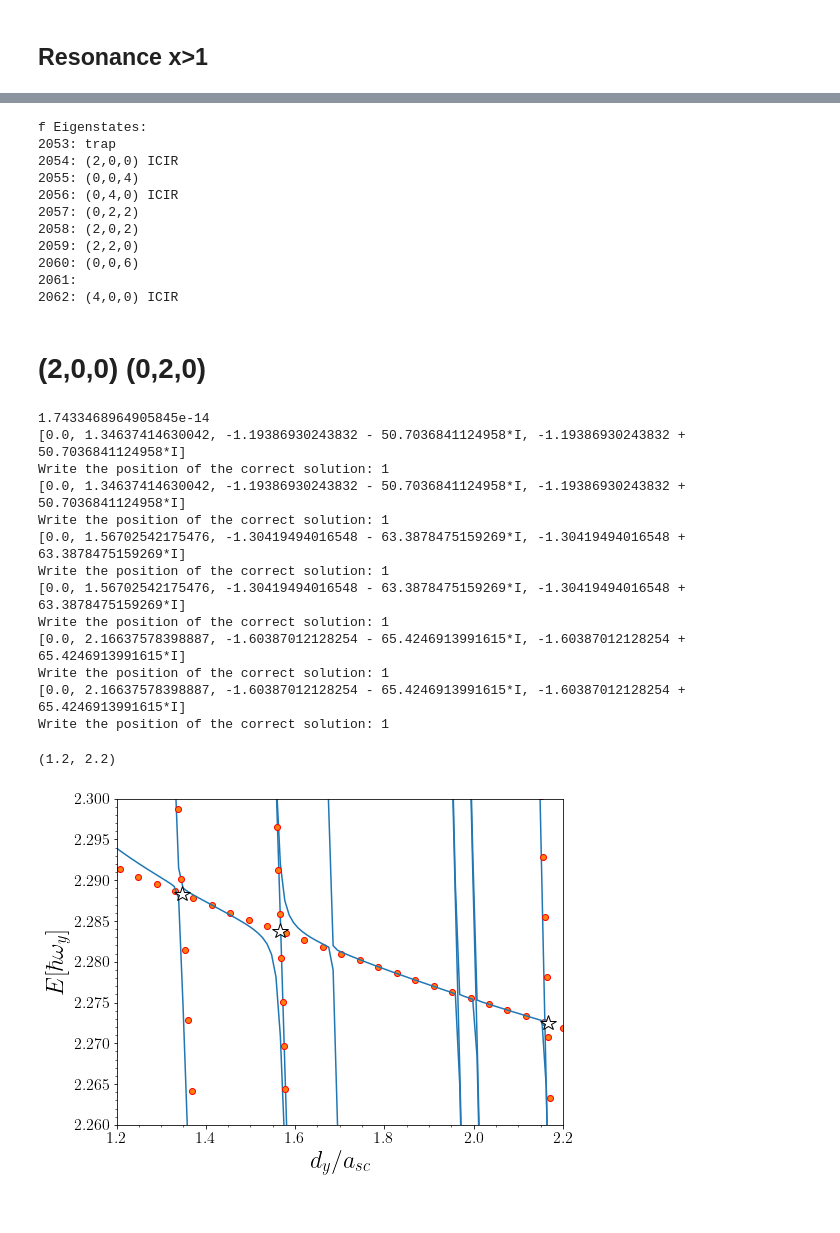
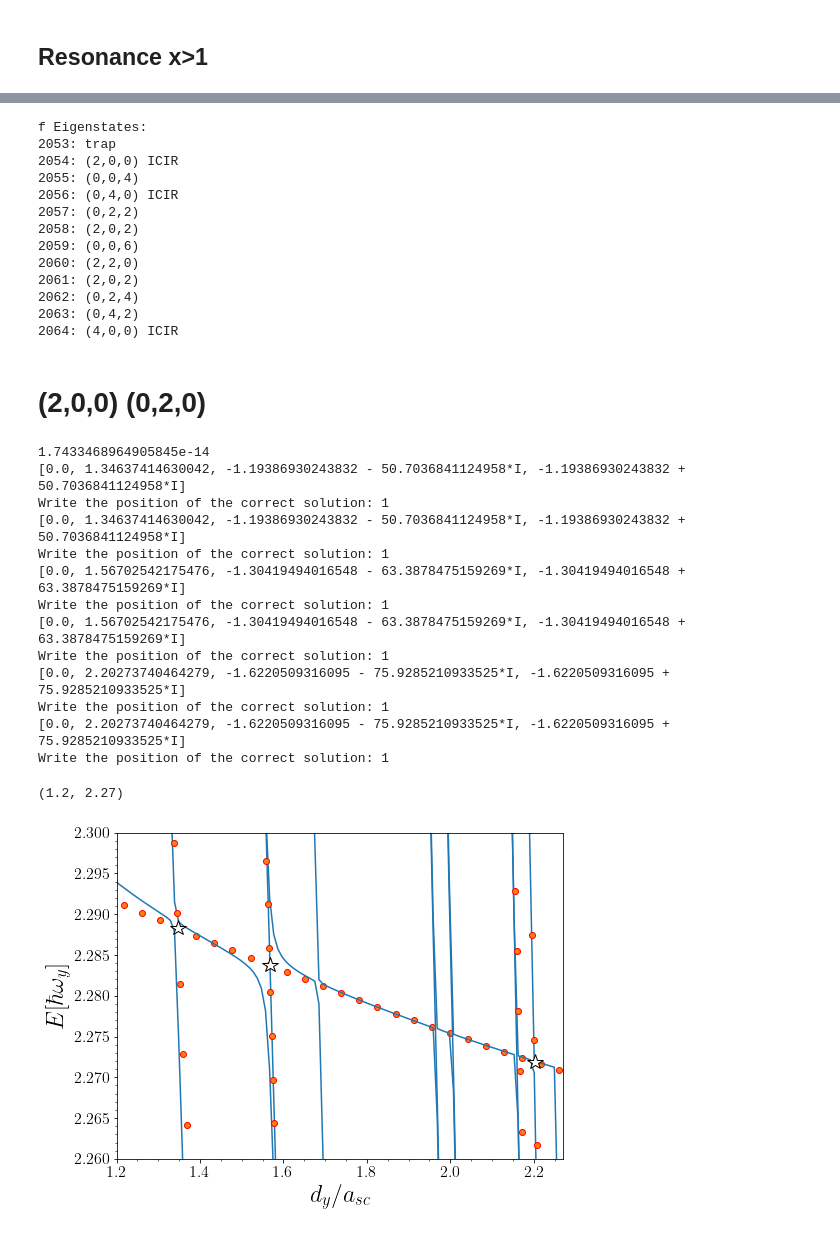
Before and after one commit to TsspGit/Ultracold_Atoms_src, a Jupyter notebook: Analysis/q2dq3d/Energies_Analysis_5505_LiLi_AgB1u.ipynb, the cells around one changed output, grey strips where cells are left out. Drawn from its saved outputs; the diff is of its cells as text; code cells hidden in the pictures.

```diff
--- a/Analysis/q2dq3d/Energies_Analysis_5505_LiLi_AgB1u.ipynb
+++ b/Analysis/q2dq3d/Energies_Analysis_5505_LiLi_AgB1u.ipynb
@@ -162,10 +162,12 @@ print('''f Eigenstates:
 2056: (0,4,0) ICIR
 2057: (0,2,2)
 2058: (2,0,2)
-2059: (2,2,0)
-2060: (0,0,6)
-2061:
-2062: (4,0,0) ICIR
+2059: (0,0,6)
+2060: (2,2,0)
+2061: (2,0,2)
+2062: (0,2,4)
+2063: (0,4,2)
+2064: (4,0,0) ICIR
 ''')
 # %% [output]
 f Eigenstates:
@@ -175,10 +177,12 @@ f Eigenstates:
 2056: (0,4,0) ICIR
 2057: (0,2,2)
 2058: (2,0,2)
-2059: (2,2,0)
-2060: (0,0,6)
-2061:
-2062: (4,0,0) ICIR
+2059: (0,0,6)
+2060: (2,2,0)
+2061: (2,0,2)
+2062: (0,2,4)
+2063: (0,4,2)
+2064: (4,0,0) ICIR
 # %%
 %matplotlib inline
 # %% [markdown]
@@ -187,7 +191,7 @@ f Eigenstates:
 fig3, ax3 = plt.subplots(figsize=(8,6))
 # nivel 2053:
 trap_poly = trap_fit(dic, x, x_lims=(1.1, 2), y_lims=(2.22, 2.30) ,levels=(2053, 2062), tol=1, wy=wy)/wy
-x2053 = np.linspace(1, 2.2, num=30)
+x2053 = np.linspace(1, 2.26, num=30)
 ax3.scatter(x2053, np.polyval(trap_poly, x2053), edgecolor='r', facecolor='C1', label='Diabatic', zorder=1)
 ax3.plot(x, dic['nivel_2053']/wy, 'C0', label='Adiabatic', zorder=2)
 
@@ -228,12 +232,20 @@ f2062 = np.polyfit(x[(x < 2.2) & (x > 2)], np.array(dic['nivel_2062'])[(x < 2.2)
 x2062 = np.linspace(2, 2.2, num=50)
 ax3.scatter(x2062, np.polyval(f2062, x2062), edgecolor='r', facecolor='C1', zorder=2)
 
+# nivel 2063:
+ax3.plot(x, dic['nivel_2063']/wy, 'C0', zorder=1)
+
+# nivel 2064:
+ax3.plot(x, dic['nivel_2064']/wy, 'C0', zorder=1)
+f2064 = np.polyfit(x[(x < 2.21) & (x > 2.1)], np.array(dic['nivel_2064'])[(x < 2.21) & (x > 2.1)]/wy, deg=1)
+x2064 = np.linspace(2, 2.26, num=50)
+ax3.scatter(x2064, np.polyval(f2064, x2064), edgecolor='r', facecolor='C1', zorder=2)
+
 # Crosses:
 ##########
 ax3.plot(cross_points(trap_poly, f2054), np.polyval(trap_poly, sp.re(cross_points(trap_poly, f2054))), 'w*', markersize=16, markeredgecolor='k', label='ICIR')
 ax3.plot(cross_points(trap_poly, f2055), np.polyval(trap_poly, sp.re(cross_points(trap_poly, f2055))), 'w*', markersize=16, markeredgecolor='k', label='ICIR')
-ax3.plot(cross_points(trap_poly, f2062), np.polyval(trap_poly, sp.re(cross_points(trap_poly, f2062))), 'w*', markersize=16, markeredgecolor='k', label='ICIR')
-
+ax3.plot(cross_points(trap_poly, f2064), np.polyval(trap_poly, sp.re(cross_points(trap_poly, f2064))), 'w*', markersize=16, markeredgecolor='k', label='ICIR')
 
 
 # States:
@@ -245,38 +257,38 @@ ax3.plot(cross_points(trap_poly, f2062), np.polyval(trap_poly, sp.re(cross_point
 #ax3.annotate(r'$\left|\psi^{(b)} \Phi_{(0,2,0)}\right>$', xy=(1.20, 2.5382), xytext=(1.22, 2.5382), fontsize=14,
 #             bbox=dict(boxstyle="round", alpha=0.3, facecolor='C1'),
 #             arrowprops=dict(arrowstyle="wedge, tail_width=0.5", alpha=0.3, facecolor='C1'))
 #
 #ax3.annotate(r'$\left|\psi^{(b)} \Phi_{(0,0,4)}\right>$', xy=(1.05, 3.355), xytext=(0.74, 3.36), fontsize=14,
 #             bbox=dict(boxstyle="round", alpha=0.3, facecolor='C1'),
 #             arrowprops=dict(arrowstyle="wedge, tail_width=0.5", alpha=0.3, facecolor='C1'))
 #
 #ax3.annotate(r'$\left|\psi^{(b)} \Phi_{(2,0,0)}\right>$', xy=(1.20, 2.5382), xytext=(1.13, 2.5382), fontsize=14,
 #             bbox=dict(boxstyle="round", alpha=0.3, facecolor='C1'),
 #             arrowprops=dict(arrowstyle="wedge, tail_width=0.5", alpha=0.3, facecolor='C1'))
 
 ax3.set_xlabel('$d_{y}/a_{sc}$')
 ax3.set_ylabel('$E[\hbar \omega_{y}]$')
 ax3.xaxis.set_minor_locator(AutoMinorLocator())
 ax3.yaxis.set_minor_locator(AutoMinorLocator())
 ax3.set_ylim(2.26, 2.30)
-ax3.set_xlim(1.2, 2.2)
+ax3.set_xlim(1.2, 2.27)
 #fig3.savefig('Results/Figures/LiLi_2d3d_4993_Easc_Interpolation.png', bbox_inches="tight", dpi=200)
 # %% [output]
 1.7433468964905845e-14
 [0.0, 1.34637414630042, -1.19386930243832 - 50.7036841124958*I, -1.19386930243832 + 50.7036841124958*I]
 Write the position of the correct solution: 1
 [0.0, 1.34637414630042, -1.19386930243832 - 50.7036841124958*I, -1.19386930243832 + 50.7036841124958*I]
 Write the position of the correct solution: 1
 [0.0, 1.56702542175476, -1.30419494016548 - 63.3878475159269*I, -1.30419494016548 + 63.3878475159269*I]
 Write the position of the correct solution: 1
 [0.0, 1.56702542175476, -1.30419494016548 - 63.3878475159269*I, -1.30419494016548 + 63.3878475159269*I]
 Write the position of the correct solution: 1
-[0.0, 2.16637578398887, -1.60387012128254 - 65.4246913991615*I, -1.60387012128254 + 65.4246913991615*I]
+[0.0, 2.20273740464279, -1.6220509316095 - 75.9285210933525*I, -1.6220509316095 + 75.9285210933525*I]
 Write the position of the correct solution: 1
-[0.0, 2.16637578398887, -1.60387012128254 - 65.4246913991615*I, -1.60387012128254 + 65.4246913991615*I]
+[0.0, 2.20273740464279, -1.6220509316095 - 75.9285210933525*I, -1.6220509316095 + 75.9285210933525*I]
 Write the position of the correct solution: 1
-(1.2, 2.2)
+(1.2, 2.27)
-[figure, old version]
+[figure, new version]
 # %%
 print(f'''Crosses between (x, E):
 * trap-(2,0,0): ({cross_points(trap_poly, f2054)}, {np.polyval(trap_poly, cross_points(trap_poly, f2054))})
```
Also changed, not shown: parts of 3 cells of this notebook.
